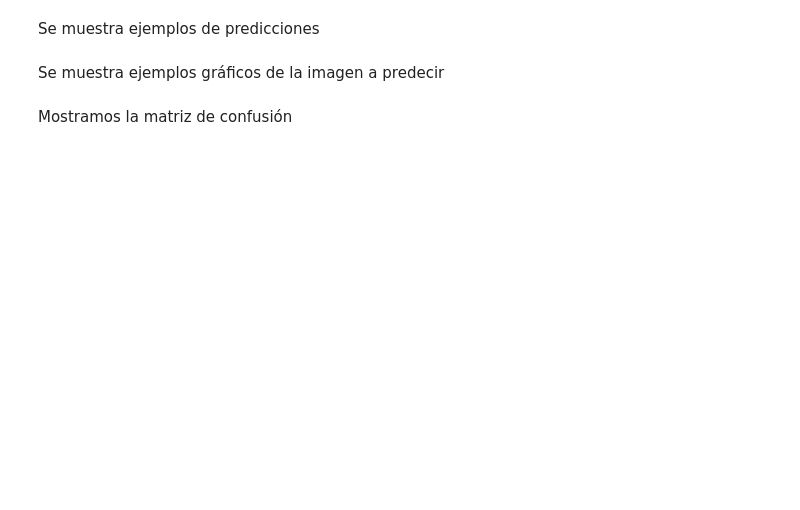
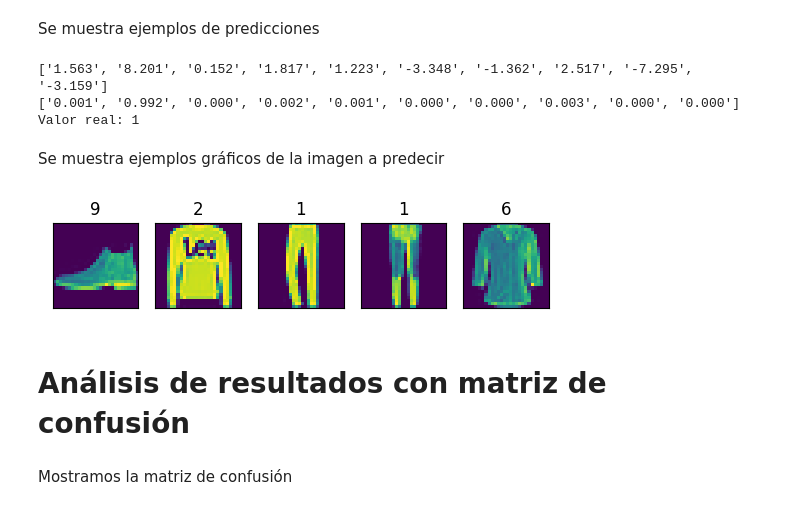
Before and after one commit to JCamposx/Ulima, a Jupyter notebook: VIII-Ciclo/Machine-learning/Semana-5/1_Redes_neuronales.ipynb, the cells around one changed output. Cells and saved outputs as stored; diff of their text form; code cells hidden in the pictures; blank space fills up the shorter version.

```diff
--- a/VIII-Ciclo/Machine-learning/Semana-5/1_Redes_neuronales.ipynb
+++ b/VIII-Ciclo/Machine-learning/Semana-5/1_Redes_neuronales.ipynb
@@ -10,0 +12,3 @@ y separamos la x de la y
+# %%
+data_train = pd.read_csv('mnist_train_small.csv',header=None)
+data_test = pd.read_csv('mnist_test.csv',header=None)
@@ -84,23 +153,34 @@ y_pred_proba = modelo_probabilidad.predict(x_test)
 # %% [markdown]
 Se muestra ejemplos de predicciones
 # %%
-item = 1
-print(list(map('{:.3f}'.format,y_pred[item])))
-print(list(map('{:.3f}'.format,y_pred_proba[item])))
-print(y_test[item])
+item = 2
+
+print(list(map('{:.3f}'.format, y_pred[item])))
+print(list(map('{:.3f}'.format, y_pred_proba[item])))
+
+print("Valor real: {}".format(y_test[item]))
+# %% [output]
+['1.563', '8.201', '0.152', '1.817', '1.223', '-3.348', '-1.362', '2.517', '-7.295', '-3.159']
+['0.001', '0.992', '0.000', '0.002', '0.001', '0.000', '0.000', '0.003', '0.000', '0.000']
+Valor real: 1
 # %% [markdown]
 Se muestra ejemplos gráficos de la imagen a predecir
 # %%
 def plot_example(X, y):
     """Plot the first 5 images and their labels in a row."""
     for i, (img, y) in enumerate(zip(X[:5].reshape(5, 28, 28), y[:5])):
         plt.subplot(151 + i)
         plt.imshow(img)
         plt.xticks([])
         plt.yticks([])
         plt.title(y)
 
-plot_example(x_test.values, y_test)
+# plot_example(x_test.values, y_test)
+plot_example(x_test, y_test)
+# %% [output]
+[figure, added]
+# %% [markdown]
+# Análisis de resultados con matriz de confusión
 # %% [markdown]
 Mostramos la matriz de confusión
 # %%
```
Also changed, not shown: parts of 25 cells of this notebook.
